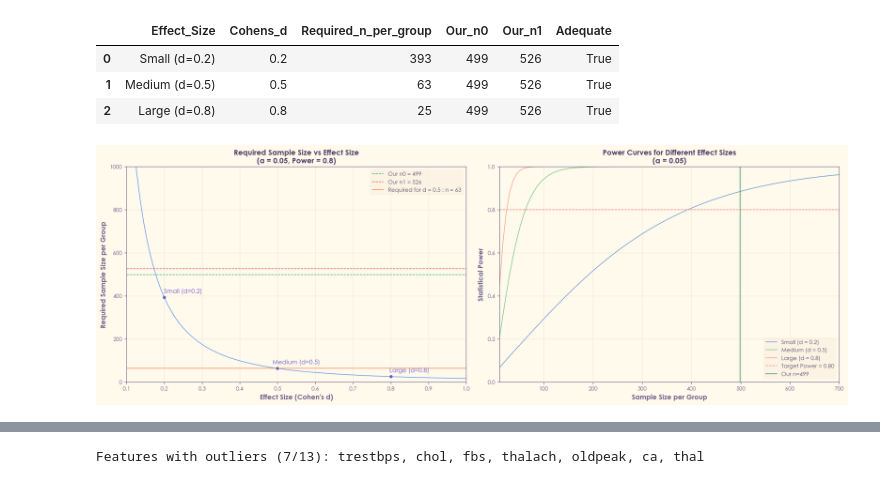
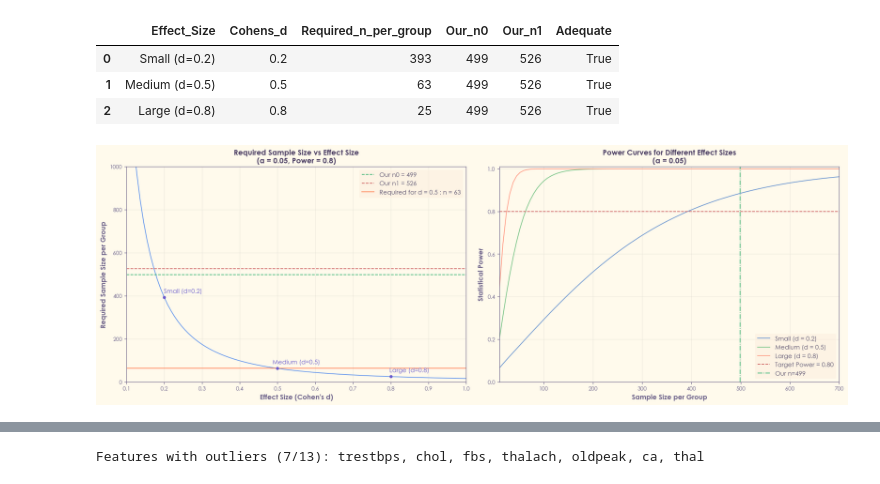
Before and after one commit to Mubashir42884/Research-Methodology-and-Statistics, a Jupyter notebook: notebooks/04_sophisticated_reproduction_STATS.ipynb, the cells around one changed output, grey strips where cells are left out. Drawn from its saved outputs; the diff is of its cells as text; code cells hidden in the pictures.

```diff
--- a/notebooks/04_sophisticated_reproduction_STATS.ipynb
+++ b/notebooks/04_sophisticated_reproduction_STATS.ipynb
@@ -554,20 +495,21 @@ Power Analysis Summary Table:
 | 1 | Medium (d=0.5) | 0.5 | 63 | 499 | 526 | True |
 | 2 | Large (d=0.8) | 0.8 | 25 | 499 | 526 | True |
 # %%
-# Visualize
+# Visualize Power Analysis
 fig, (ax1, ax2) = plt.subplots(1, 2, figsize=(17, 6))
 
 # Plot 1: Required sample size vs effect size
 effect_range = np.linspace(0.1, 1.0, 100)
 n_range = [2 * ((z_alpha_half + z_beta) / d) ** 2 for d in effect_range]
 
-ax1.plot(effect_range, n_range, linewidth=1, color='cornflowerblue')
+ax1.plot(effect_range, n_range, linewidth=1.2, color='cornflowerblue')
+
 ax1.axhline(n_no_disease, color='mediumseagreen', linestyle='--',
-            label=f'Our n0 = {n_no_disease}', linewidth=1)
+            label=f'Our n0 = {n_no_disease}', linewidth=1.2)
 ax1.axhline(n_disease, color='indianred', linestyle='--',
-            label=f'Our n1 = {n_disease}', linewidth=1)
+            label=f'Our n1 = {n_disease}', linewidth=1.2)
 ax1.axhline(n_required_medium, color='coral', linestyle='-',
-            label=f'Required for d = 0.5 : n = {n_required_medium}', linewidth=1)
+            label=f'Required for d = 0.5 : n = {n_required_medium}', linewidth=1.2)
 
 # Mark standard effect sizes
 for effect_name, d in effect_sizes.items():
@@ -577,40 +519,40 @@ for effect_name, d in effect_sizes.items():
                  xytext=(50,12), ha='center', fontsize=10)
 
 ax1.set_xlabel('Effect Size (Cohen\'s d)', fontsize=11, fontweight='bold')
 ax1.set_ylabel('Required Sample Size per Group', fontsize=11, fontweight='bold')
 ax1.set_title(f'Required Sample Size vs Effect Size\n(α = {alpha}, Power = {power})',
               fontsize=12, fontweight='bold')
 ax1.grid(True, alpha=0.3)
-ax1.legend(loc='upper right', fontsize=9)
+ax1.legend(loc='upper right', fontsize=10)
 ax1.set_xlim(0.1, 1.0)
 ax1.set_ylim(0, 1000)
 
 ##########################
 
 # Plot 2: Power vs sample size for different effect sizes
 n_range_plot = np.linspace(10, 700, 100)
 powers_small = [1 - norm.cdf(z_alpha_half - 0.2 * np.sqrt(n/2)) for n in n_range_plot]
 powers_medium = [1 - norm.cdf(z_alpha_half - 0.5 * np.sqrt(n/2)) for n in n_range_plot]
 powers_large = [1 - norm.cdf(z_alpha_half - 0.8 * np.sqrt(n/2)) for n in n_range_plot]
 
-ax2.plot(n_range_plot, powers_small, label='Small (d = 0.2)', linewidth=1)
-ax2.plot(n_range_plot, powers_medium, label='Medium (d = 0.5)', linewidth=1)
-ax2.plot(n_range_plot, powers_large, label='Large (d = 0.8)', linewidth=1)
-ax2.axhline(0.8, color='salmon', linestyle='--', label='Target Power = 0.80', linewidth=1)
-ax2.axvline(min(n_no_disease, n_disease), color='seagreen', linestyle='-',
-            label=f'Our n={min(n_no_disease, n_disease)}', linewidth=1)
+ax2.plot(n_range_plot, powers_small, label='Small (d = 0.2)', linewidth=1.2)
+ax2.plot(n_range_plot, powers_medium, label='Medium (d = 0.5)', linewidth=1.2)
+ax2.plot(n_range_plot, powers_large, label='Large (d = 0.8)', linewidth=1.2)
+ax2.axhline(0.8, color='indianred', linestyle='--', label='Target Power = 0.80', linewidth=1.2)
+ax2.axvline(min(n_no_disease, n_disease), color='mediumseagreen', linestyle='-.',
+            label=f'Our n={min(n_no_disease, n_disease)}', linewidth=1.2)
 
 ax2.set_xlabel('Sample Size per Group', fontsize=11, fontweight='bold')
 ax2.set_ylabel('Statistical Power', fontsize=11, fontweight='bold')
 ax2.set_title(f'Power Curves for Different Effect Sizes\n(α = {alpha})',
               fontsize=12, fontweight='bold')
 ax2.grid(True, alpha=0.3)
-ax2.legend(loc='lower right', fontsize=9)
+ax2.legend(loc='lower right', fontsize=10)
 ax2.set_xlim(10, 700)
-ax2.set_ylim(0, 1)
+ax2.set_ylim(0, 1.01)
 
 plt.tight_layout()
 #plt.savefig('../contents/figures/sophisticated/power_analysis.eps', bbox_inches='tight')
 plt.show()
 # %% [output]
-[figure, old version]
+[figure, new version]
```
Also changed, not shown: parts of 93 cells of this notebook, 7 other files.
